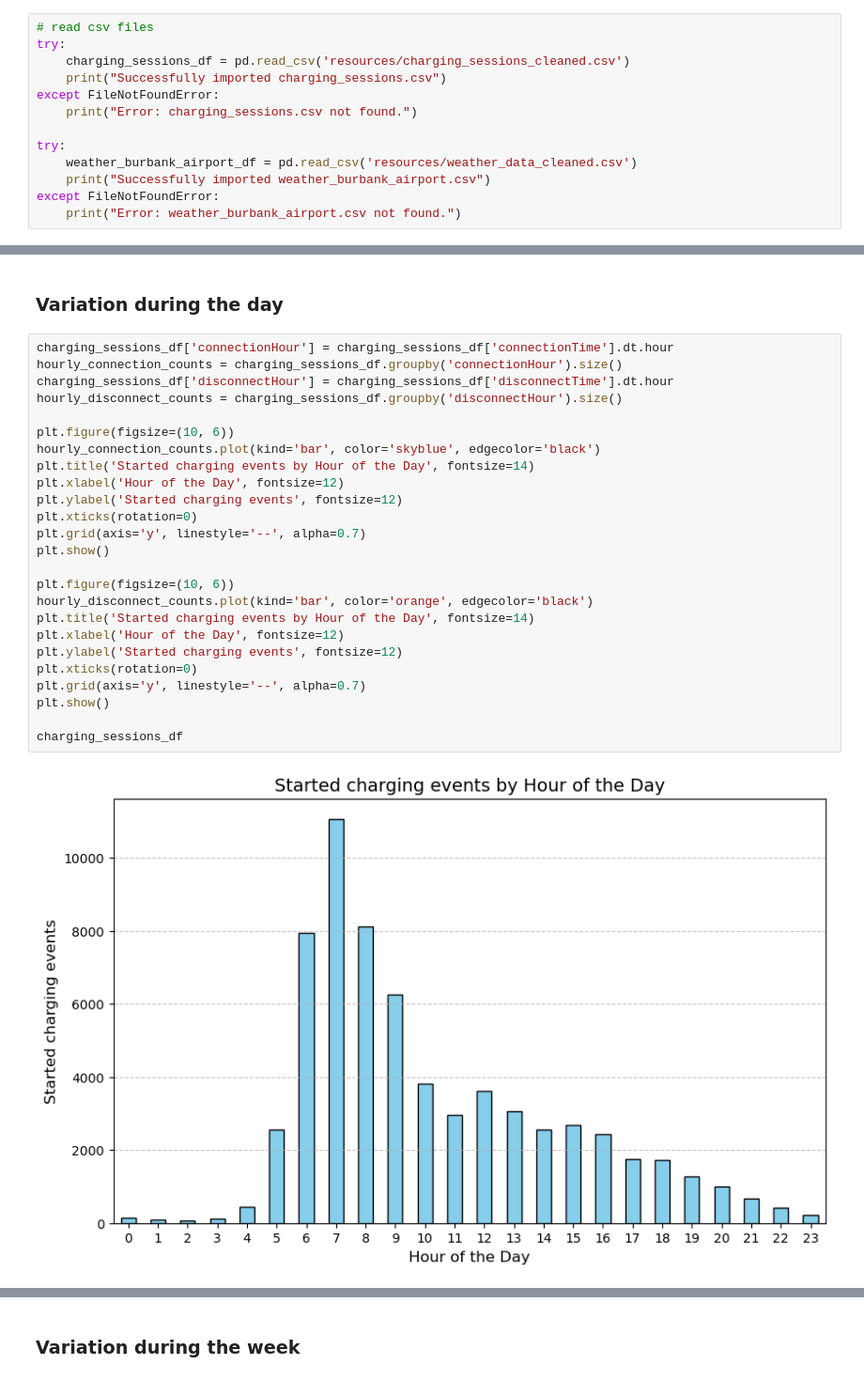
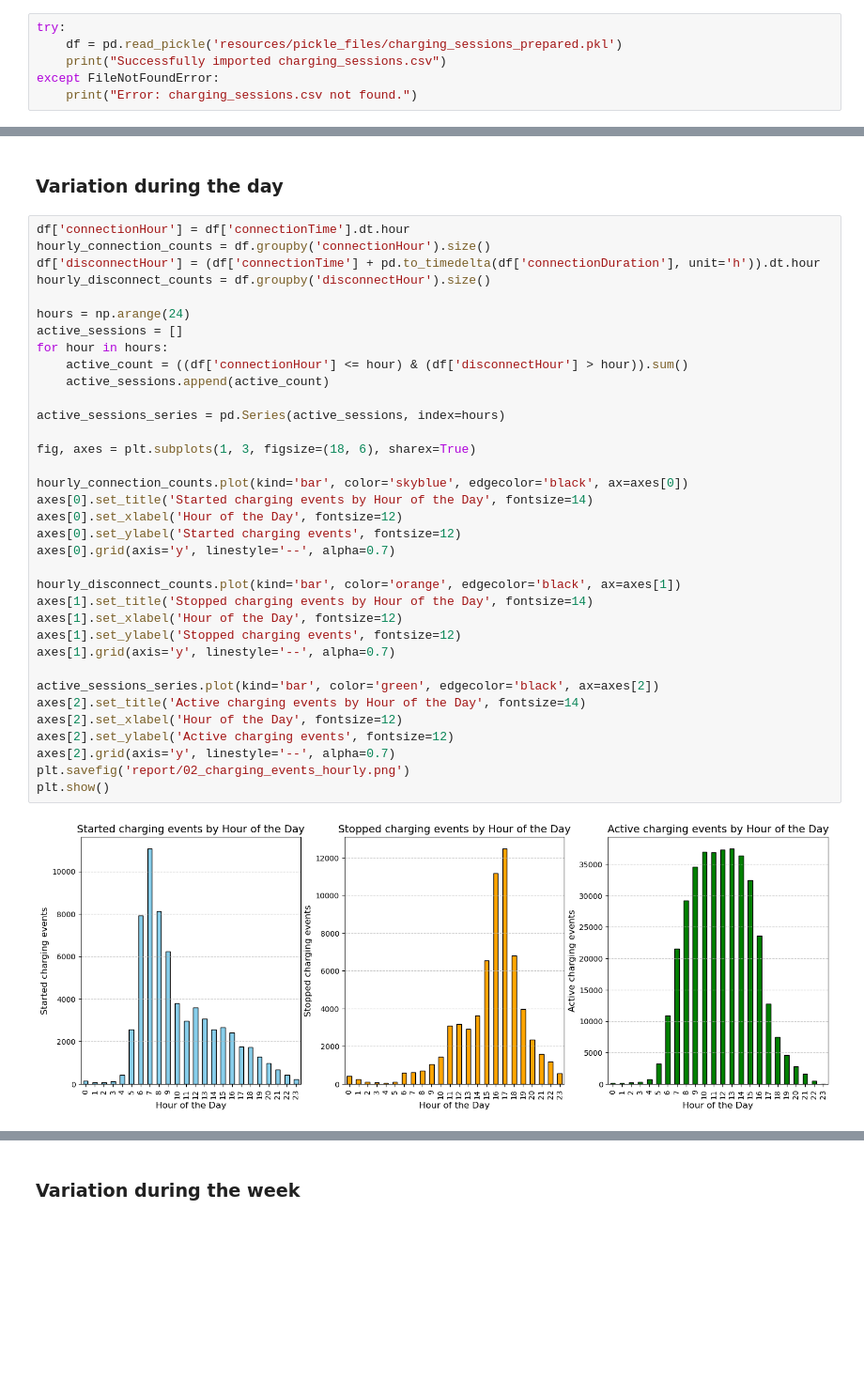
Before and after one commit to asimxa/Data-Diggers-Project-Repo, a Jupyter notebook: 02_descriptive_analytics.ipynb, the cells around one changed output, grey strips where cells are left out. Shown at 94% size. Saved outputs shown, nothing was run; the diff lists cells and outputs as text; blank space fills up the shorter version.

```diff
--- a/02_descriptive_analytics.ipynb
+++ b/02_descriptive_analytics.ipynb
@@ -9,15 +8,8 @@ from scipy.interpolate import make_interp_spline
 # %%
-# read csv files
 try:
-    charging_sessions_df = pd.read_csv('resources/charging_sessions_cleaned.csv')
+    df = pd.read_pickle('resources/pickle_files/charging_sessions_prepared.pkl')
     print("Successfully imported charging_sessions.csv")
 except FileNotFoundError:
     print("Error: charging_sessions.csv not found.")
-
-try:
-    weather_burbank_airport_df = pd.read_csv('resources/weather_data_cleaned.csv')
-    print("Successfully imported weather_burbank_airport.csv")
-except FileNotFoundError:
-    print("Error: weather_burbank_airport.csv not found.")
 # %% [output]
 Successfully imported charging_sessions.csv
@@ -66,29 +36,39 @@ After having prepared the data for further use, we want to analyze how the numbe
 # %% [markdown]
 ### **Variation during the day**
 # %%
-charging_sessions_df['connectionHour'] = charging_sessions_df['connectionTime'].dt.hour
-hourly_connection_counts = charging_sessions_df.groupby('connectionHour').size()
-charging_sessions_df['disconnectHour'] = charging_sessions_df['disconnectTime'].dt.hour
-hourly_disconnect_counts = charging_sessions_df.groupby('disconnectHour').size()
+df['connectionHour'] = df['connectionTime'].dt.hour
+hourly_connection_counts = df.groupby('connectionHour').size()
+df['disconnectHour'] = (df['connectionTime'] + pd.to_timedelta(df['connectionDuration'], unit='h')).dt.hour
+hourly_disconnect_counts = df.groupby('disconnectHour').size()
 
-plt.figure(figsize=(10, 6))
-hourly_connection_counts.plot(kind='bar', color='skyblue', edgecolor='black')
-plt.title('Started charging events by Hour of the Day', fontsize=14)
-plt.xlabel('Hour of the Day', fontsize=12)
-plt.ylabel('Started charging events', fontsize=12)
-plt.xticks(rotation=0)
-plt.grid(axis='y', linestyle='--', alpha=0.7)
+hours = np.arange(24)
+active_sessions = []
+for hour in hours:
+    active_count = ((df['connectionHour'] <= hour) & (df['disconnectHour'] > hour)).sum()
+    active_sessions.append(active_count)
+
+active_sessions_series = pd.Series(active_sessions, index=hours)
+
+fig, axes = plt.subplots(1, 3, figsize=(18, 6), sharex=True)
+
+hourly_connection_counts.plot(kind='bar', color='skyblue', edgecolor='black', ax=axes[0])
+axes[0].set_title('Started charging events by Hour of the Day', fontsize=14)
+axes[0].set_xlabel('Hour of the Day', fontsize=12)
+axes[0].set_ylabel('Started charging events', fontsize=12)
+axes[0].grid(axis='y', linestyle='--', alpha=0.7)
+
+hourly_disconnect_counts.plot(kind='bar', color='orange', edgecolor='black', ax=axes[1])
+axes[1].set_title('Stopped charging events by Hour of the Day', fontsize=14)
+axes[1].set_xlabel('Hour of the Day', fontsize=12)
+axes[1].set_ylabel('Stopped charging events', fontsize=12)
+axes[1].grid(axis='y', linestyle='--', alpha=0.7)
+
+active_sessions_series.plot(kind='bar', color='green', edgecolor='black', ax=axes[2])
+axes[2].set_title('Active charging events by Hour of the Day', fontsize=14)
+axes[2].set_xlabel('Hour of the Day', fontsize=12)
+axes[2].set_ylabel('Active charging events', fontsize=12)
+axes[2].grid(axis='y', linestyle='--', alpha=0.7)
+plt.savefig('report/02_charging_events_hourly.png')
 plt.show()
-
-plt.figure(figsize=(10, 6))
-hourly_disconnect_counts.plot(kind='bar', color='orange', edgecolor='black')
-plt.title('Started charging events by Hour of the Day', fontsize=14)
-plt.xlabel('Hour of the Day', fontsize=12)
-plt.ylabel('Started charging events', fontsize=12)
-plt.xticks(rotation=0)
-plt.grid(axis='y', linestyle='--', alpha=0.7)
-plt.show()
-
-charging_sessions_df
 # %% [output]
-[figure, old version]
+[figure, new version]
```
Also changed, not shown: parts of 18 cells of this notebook, 11 other files.
